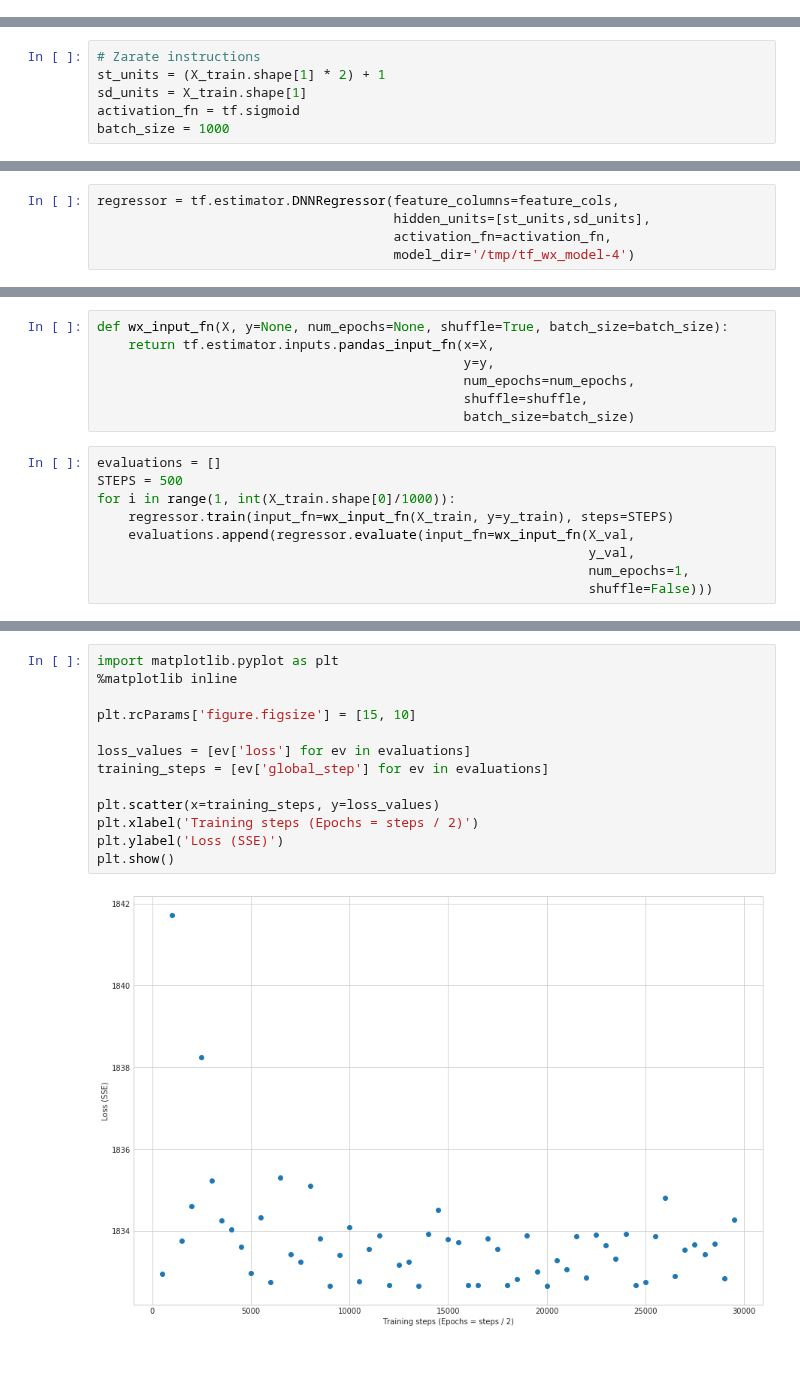
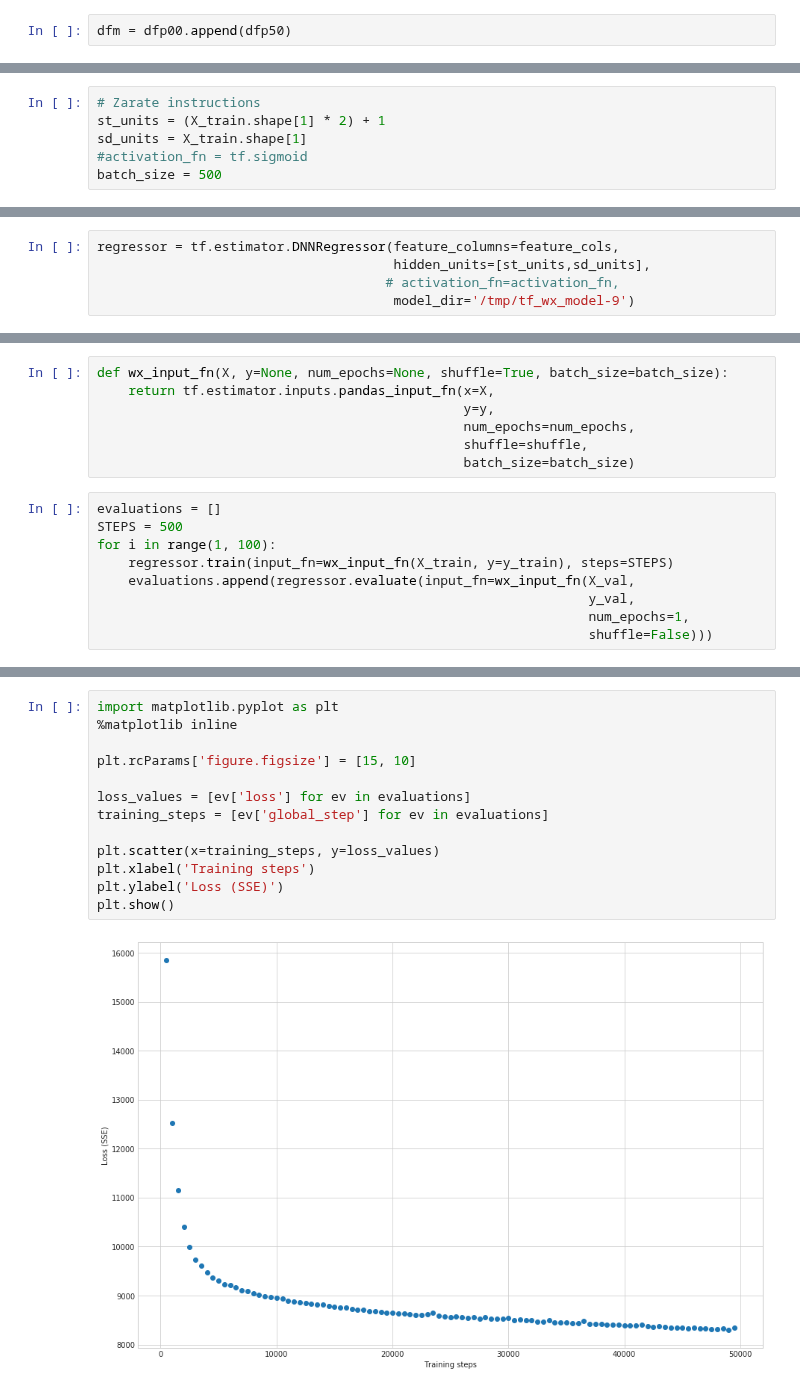
Before and after one commit to dedeco/bigclima-project, a Jupyter notebook: notebooks/graphs-zarate-nn1.ipynb, the cells around one changed output, grey strips where cells are left out. Drawn from its saved outputs; the diff is of its cells as text; blank space fills up the shorter version.

```diff
--- a/notebooks/graphs-zarate-nn1.ipynb
+++ b/notebooks/graphs-zarate-nn1.ipynb
@@ -336,0 +365,2 @@ dfm.head(5)
+# %%
+dfm = dfp00.append(dfp50)
@@ -379,15 +434,15 @@ Testing instances    12901, Testing features    90
 # Zarate instructions
 st_units = (X_train.shape[1] * 2) + 1
 sd_units = X_train.shape[1]
-activation_fn = tf.sigmoid
-batch_size = 1000
+#activation_fn = tf.sigmoid
+batch_size = 500
 # %%
 feature_cols = [tf.feature_column.numeric_column(col) for col in X.columns]
 # %%
 regressor = tf.estimator.DNNRegressor(feature_columns=feature_cols,
                                       hidden_units=[st_units,sd_units],
-                                      activation_fn=activation_fn,
-                                      model_dir='/tmp/tf_wx_model-4')
+                                     # activation_fn=activation_fn,
+                                      model_dir='/tmp/tf_wx_model-9')
 # %% [output]
 INFO:tensorflow:Using default config.
 INFO:tensorflow:Using config: {'_save_checkpoints_secs': 600, '_session_config': None, '_keep_checkpoint_max': 5, '_task_type': 'worker', '_is_chief': True, '_cluster_spec': <tensorflow.python.trainin ...
@@ -401,7 +456,7 @@ def wx_input_fn(X, y=None, num_epochs=None, shuffle=True, batch_size=batch_size)
 # %%
 evaluations = []
 STEPS = 500
-for i in range(1, int(X_train.shape[0]/1000)):
+for i in range(1, 100):
     regressor.train(input_fn=wx_input_fn(X_train, y=y_train), steps=STEPS)
     evaluations.append(regressor.evaluate(input_fn=wx_input_fn(X_val,
                                                                y_val,
@@ -448,18 +483,18 @@ evaluations
 # %%
 import matplotlib.pyplot as plt
 %matplotlib inline
 
 plt.rcParams['figure.figsize'] = [15, 10]
 
 loss_values = [ev['loss'] for ev in evaluations]
 training_steps = [ev['global_step'] for ev in evaluations]
 
 plt.scatter(x=training_steps, y=loss_values)
-plt.xlabel('Training steps (Epochs = steps / 2)')
+plt.xlabel('Training steps')
 plt.ylabel('Loss (SSE)')
 plt.show()
 # %% [output]
-[figure, old version]
+[figure, new version]
 # %%
 pred = regressor.predict(input_fn=wx_input_fn(X_test,
                                               num_epochs=1,
```
Also changed, not shown: parts of 15 cells of this notebook.
